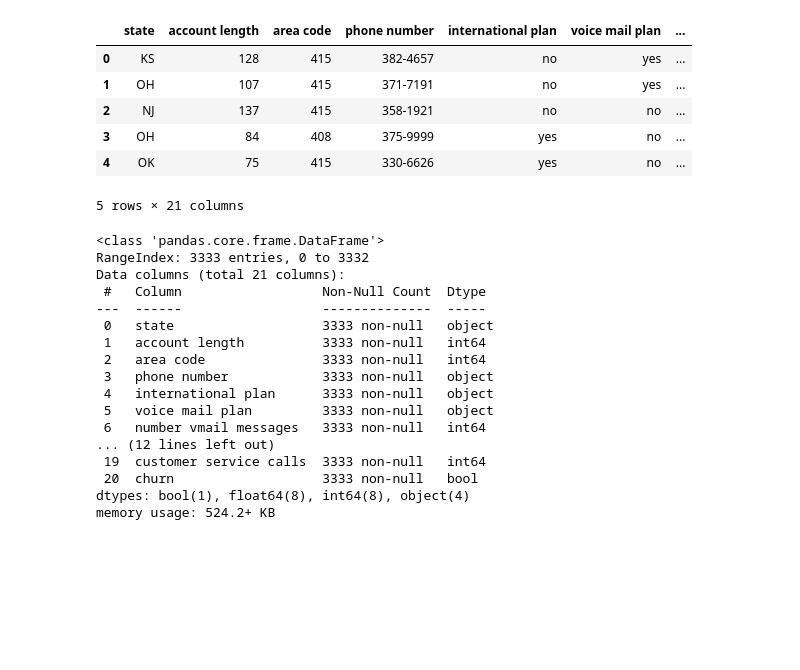
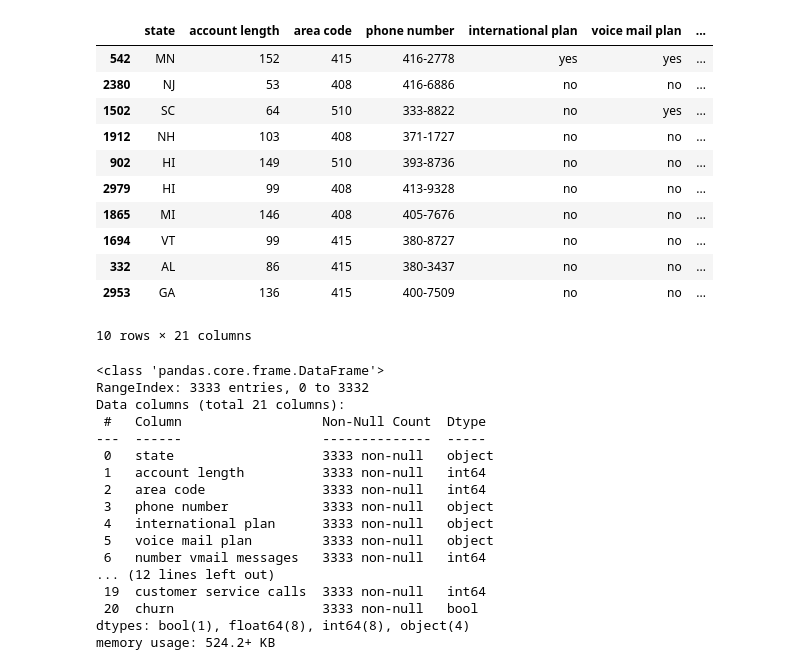
Before and after one commit to jswec/Phase-3-Project, a Jupyter notebook: Paul.ipynb, the cells around one changed output. Cells and saved outputs as stored; diff of their text form; code cells hidden in the pictures; blank space fills up the shorter version.

```diff
--- a/Paul.ipynb
+++ b/Paul.ipynb
@@ -22,16 +22,21 @@ sns.set(font_scale = 1)
 # Import main dataset as dataframe
 
 df = pd.read_csv('Data/churn.csv')
-# %%
-df.head()
-# %% [output]
-|  | state | account length | area code | phone number | international plan | voice mail plan | ... |
-| 0 | KS | 128 | 415 | 382-4657 | no | yes | ... |
-| 1 | OH | 107 | 415 | 371-7191 | no | yes | ... |
-| 2 | NJ | 137 | 415 | 358-1921 | no | no | ... |
-| 3 | OH | 84 | 408 | 375-9999 | yes | no | ... |
-| 4 | OK | 75 | 415 | 330-6626 | yes | no | ... |
-5 rows × 21 columns
+# %%
+df.sort_values(by='customer service calls', ascending=False).head(10)
+# %% [output]
+|  | state | account length | area code | phone number | international plan | voice mail plan | ... |
+| 542 | MN | 152 | 415 | 416-2778 | yes | yes | ... |
+| 2380 | NJ | 53 | 408 | 416-6886 | no | no | ... |
+| 1502 | SC | 64 | 510 | 333-8822 | no | yes | ... |
+| 1912 | NH | 103 | 408 | 371-1727 | no | no | ... |
+| 902 | HI | 149 | 510 | 393-8736 | no | no | ... |
+| 2979 | HI | 99 | 408 | 413-9328 | no | no | ... |
+| 1865 | MI | 146 | 408 | 405-7676 | no | no | ... |
+| 1694 | VT | 99 | 415 | 380-8727 | no | no | ... |
+| 332 | AL | 86 | 415 | 380-3437 | no | no | ... |
+| 2953 | GA | 136 | 415 | 400-7509 | no | no | ... |
+10 rows × 21 columns
 # %%
 df.info()
 # %% [output]
```
Also changed, not shown: parts of 23 cells of this notebook.
